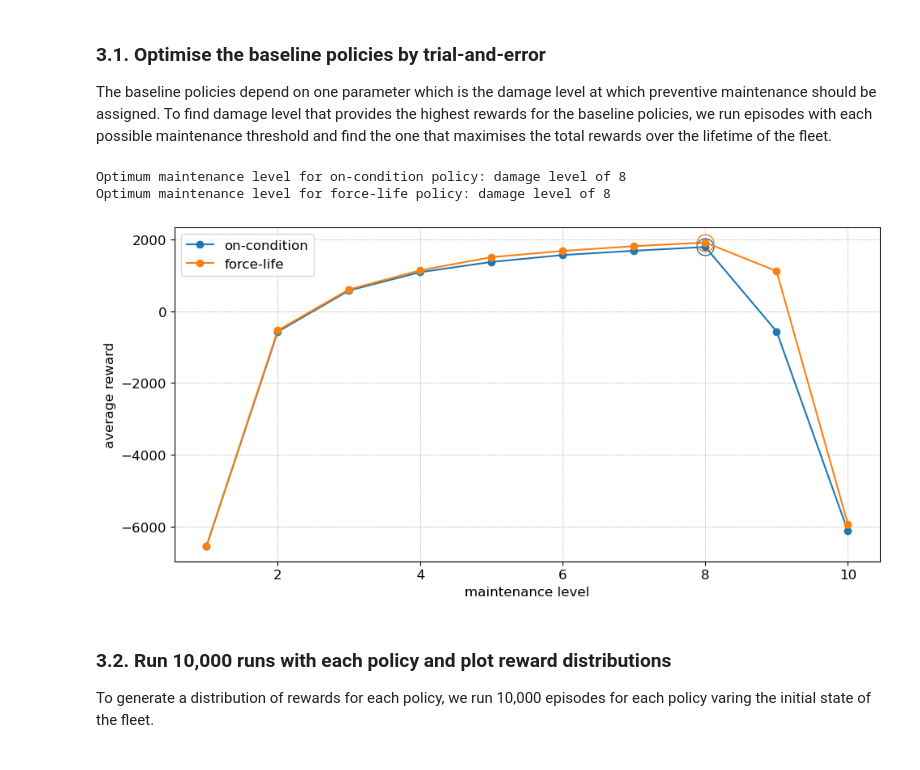
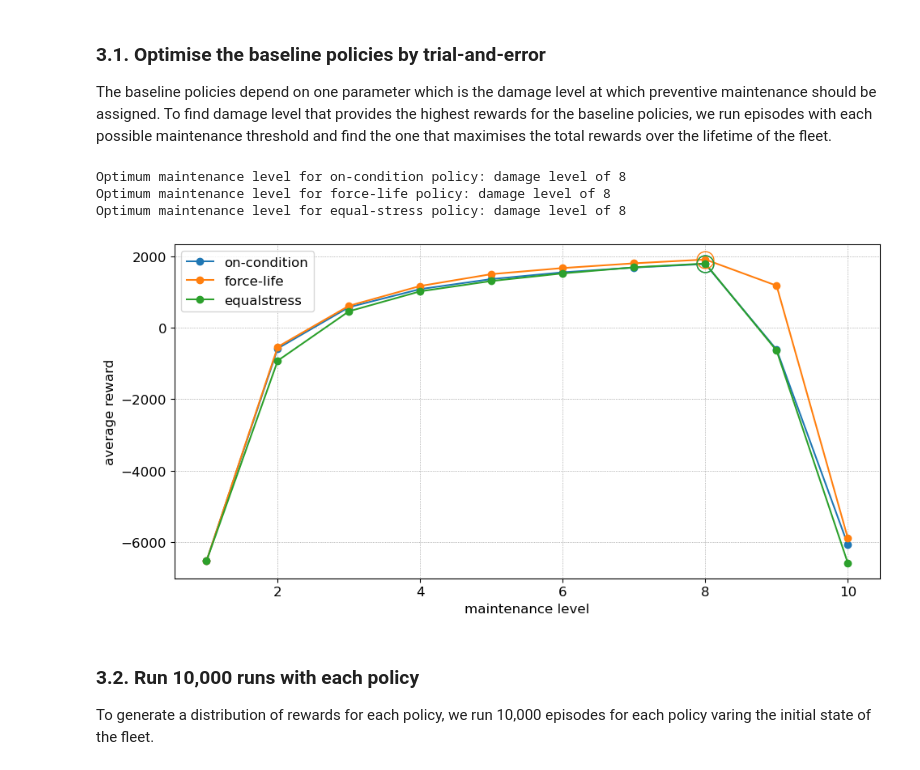
Before and after one commit to UNSW-MCM/RLfleet, a Jupyter notebook: fleet_optimisation_Qtable_2aircraft.ipynb, the cells around one changed output. Saved outputs shown, nothing was run; the diff lists cells and outputs as text; code cells hidden in the pictures.

```diff
--- a/fleet_optimisation_Qtable_2aircraft.ipynb
+++ b/fleet_optimisation_Qtable_2aircraft.ipynb
@@ -111,9 +109,6 @@ else:
 
         # fleet composition
         'n_tail': 2,
-        # tail numbers in each squadron (based on age)
-        'groups_tail': {'group1':np.arange(1),
-                        'group2':np.arange(1,2)},
 
         # episode timeframe (Monday to Friday)
         'date_start': datetime(2018,1,1),   # starting date
@@ -149,7 +144,7 @@ else:
         print('C-values were loaded from file')
     else:
         # params['C'] = params['C_median'] + params['C_std']*np.random.normal(size=params['n_tail'])
-        params['C'] = np.array([7e-11, 1.3e-10])
+        params['C'] = np.array([7e-11, 1.3e-10]) # hard-coded to have one slow and one fast degradation path
         with open(os.path.join(fp_outputs,'C_values.pkl'),'wb') as f:
             pickle.dump(params['C'],f)
 
@@ -383,21 +374,25 @@ To evaluate the performance of the optimal RL policy, baselines policies were de
 
 The baseline policies depend on one parameter which is the damage level at which preventive maintenance should be assigned. To find damage level that provides the highest rewards for the baseline policies, we run episodes with each possible maintenance threshold and find the one that maximises the total rewards over the lifetime of the fleet.
 # %%
-fp_base = os.path.join(fp_init,'baseline_policies')
-if not os.path.exists(fp_base): os.makedirs(fp_base)
+fp_baselines = os.path.join(fp_init,'baseline_policies')
+if not os.path.exists(fp_baselines): os.makedirs(fp_baselines)
 
-# optimise level at which maintenance is applied
-repetitions = 30
-if os.path.exists(os.path.join(fp_base,'oncondition_maintlevels.pkl')):
-    with open(os.path.join(fp_base,'oncondition_maintlevels.pkl'),'rb') as f:
+env = opfleet.Env(params, False)
+
+repetitions = 10
+# optimise on-condition maintenance policy (level at which maintenance is applied)
+if os.path.exists(os.path.join(fp_baselines,'optimal_maintlevels.pkl')):
+    with open(os.path.join(fp_baselines,'optimal_maintlevels.pkl'),'rb') as f:
         data = pickle.load(f)
     maint_levels = data['maint_levels']
     total_rewards_oncond = data['rewards_oncond']
     total_rewards_forcelife = data['rewards_forcelife']
+    total_rewards_equalstress = data['rewards_equalstress']
 else:
     maint_levels = np.arange(1,env.dlevels+1,dtype=int)
     total_rewards_oncond = []
     total_rewards_forcelife = []
+    total_rewards_equalstress = []
     for i,level in enumerate(maint_levels):
         print('\r%d/%d'%(i,len(maint_levels)),end='')
         # optimise on-condition maintenance
@@ -414,40 +409,56 @@ else:
         rewards = 0
         for k in range(repetitions):
             env.reset()
             env.crack_lengths = np.random.uniform(env.a0*1000,env.amax*1000,env.n_tail)
             damage_levels = np.searchsorted(env.dintervals,env.crack_lengths,side='right')
             env.state[:env.n_tail] = damage_levels
             damage_ts, reward_ts = opfleet.episode_force_life(env,maint_level=level)
             rewards += np.nansum(reward_ts)
         total_rewards_forcelife.append(rewards/repetitions)
+        # optimise equal-stress management
+        rewards = 0
+        for k in range(repetitions):
+            env.reset()
+            env.crack_lengths = np.random.uniform(env.a0*1000,env.amax*1000,env.n_tail)
+            damage_levels = np.searchsorted(env.dintervals,env.crack_lengths,side='right')
+            env.state[:env.n_tail] = damage_levels
+            damage_ts, reward_ts = opfleet.episode_equal_stress(env,maint_level=level)
+            rewards += np.nansum(reward_ts)
+        total_rewards_equalstress.append(rewards/repetitions)
     # store data in pickle file
     data = {'maint_levels':maint_levels,
             'rewards_oncond':total_rewards_oncond,
-            'rewards_forcelife':total_rewards_forcelife}
-    with open(os.path.join(fp_base,'oncondition_maintlevels.pkl'),'wb') as f:
+            'rewards_forcelife':total_rewards_forcelife,
+            'rewards_equalstress':total_rewards_equalstress}
+    with open(os.path.join(fp_baselines,'optimal_maintlevels.pkl'),'wb') as f:
         pickle.dump(data,f)
 
 # plot optimisation results
 fig,ax = plt.subplots(1,1,figsize=[10,5],tight_layout=True);
 ax.grid(which='major',ls=':',c='0.5',lw=0.5)
 ax.plot(maint_levels,total_rewards_oncond,'-o',label='on-condition')
 ax.plot(maint_levels,total_rewards_forcelife,'-o',label='force-life')
+ax.plot(maint_levels,total_rewards_equalstress,'-o',label='equalstress')
 ax.set(xlabel='maintenance level',ylabel='average reward')
 ax.plot(maint_levels[np.argmax(total_rewards_oncond)],np.max(total_rewards_oncond),'C0o',mfc='None',ms=15)
 ax.plot(maint_levels[np.argmax(total_rewards_forcelife)],np.max(total_rewards_forcelife),'C1o',mfc='None',ms=15)
+ax.plot(maint_levels[np.argmax(total_rewards_equalstress)],np.max(total_rewards_equalstress),'C2o',mfc='None',ms=15)
 ax.legend(loc='upper left')
-fig.savefig(os.path.join(fp_base,'optim_results.jpg'))
+fig.savefig(os.path.join(fp_baselines,'optim_results.jpg'))
 
 maint_level_oncond = maint_levels[np.argmax(total_rewards_oncond)]
 maint_level_forcelife = maint_levels[np.argmax(total_rewards_forcelife)]
-print('Optimum maintenance level for on-condition policy: damage level of %d'%maint_level_oncond)
+maint_level_equalstress = maint_levels[np.argmax(total_rewards_equalstress)]
+print('\nOptimum maintenance level for on-condition policy: damage level of %d'%maint_level_oncond)
 print('Optimum maintenance level for force-life policy: damage level of %d'%maint_level_forcelife)
+print('Optimum maintenance level for equal-stress policy: damage level of %d'%maint_level_equalstress)
 # %% [output]
 Optimum maintenance level for on-condition policy: damage level of 8
 Optimum maintenance level for force-life policy: damage level of 8
+Optimum maintenance level for equal-stress policy: damage level of 8
-[figure, old version]
+[figure, new version]
 # %% [markdown]
-### 3.2. Run 10,000 runs with each policy and plot reward distributions
+### 3.2. Run 10,000 runs with each policy
 
 To generate a distribution of rewards for each policy, we run 10,000 episodes for each policy varing the initial state of the fleet.
 # %%
```
Also changed, not shown: parts of 19 cells of this notebook, 3 other files.
